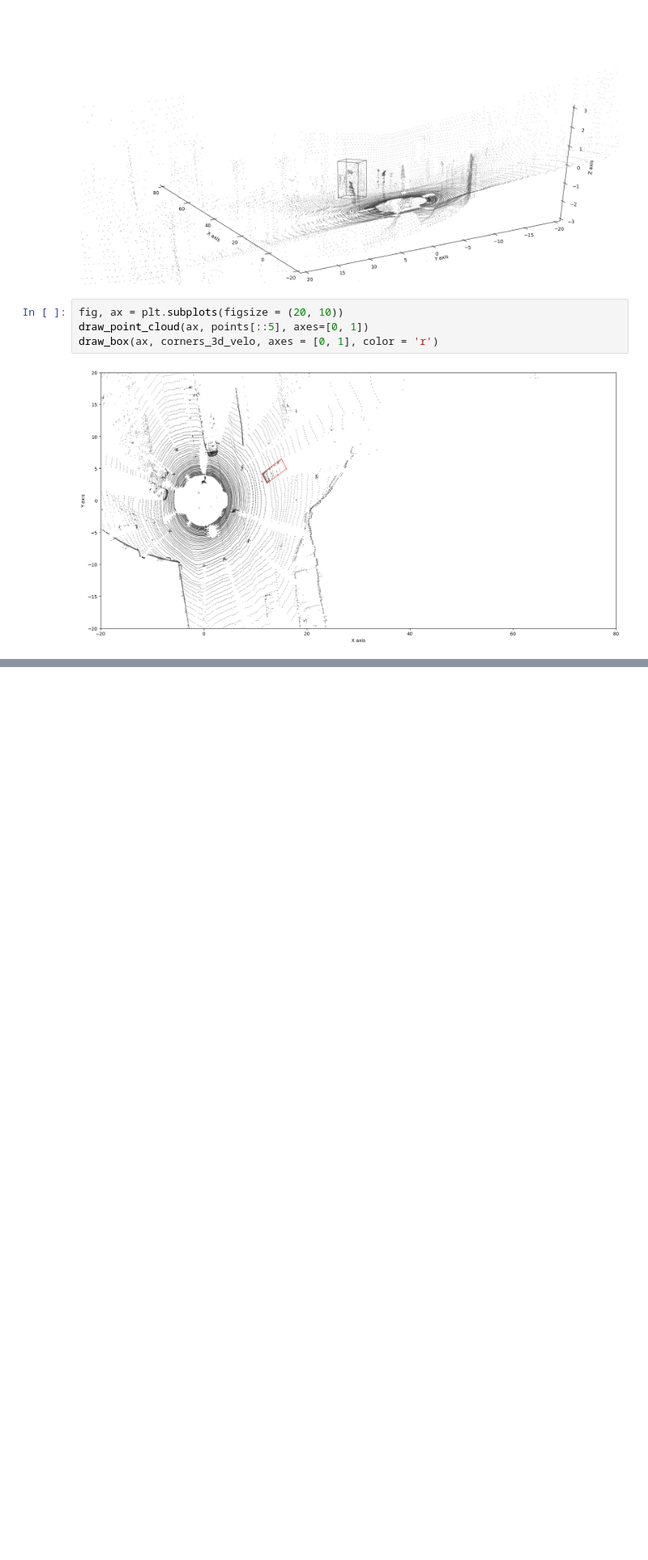
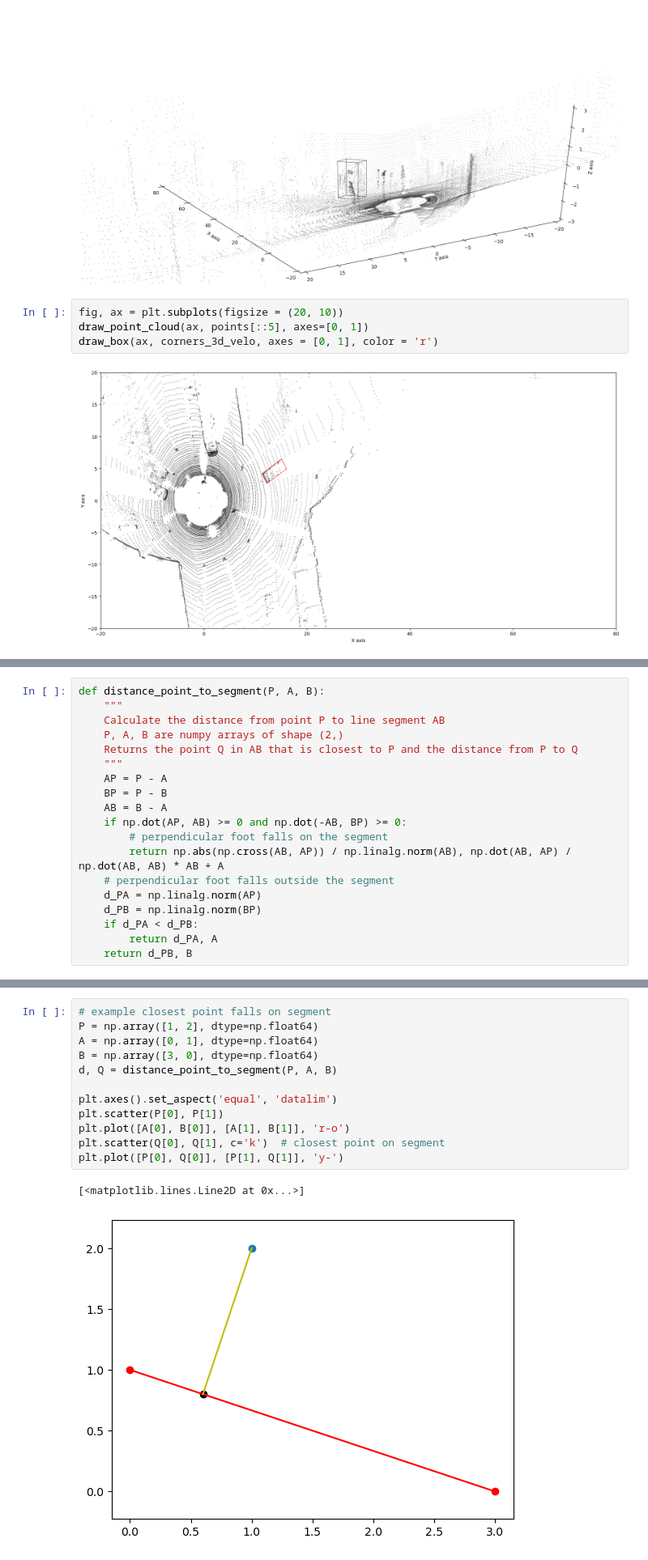
Before and after one commit to juanwu4g/kitti_vis, a Jupyter notebook: catkin_ws/src/plot3d.ipynb, the cells around one changed output, grey strips where cells are left out. Shown at 81% size. Cells and saved outputs as stored; diff of their text form; blank space fills up the shorter version.

```diff
--- a/catkin_ws/src/plot3d.ipynb
+++ b/catkin_ws/src/plot3d.ipynb
@@ -142,0 +163,19 @@ draw_box(ax, corners_3d_velo, axes = [0, 1], color = 'r')
+# %%
+def distance_point_to_segment(P, A, B):
+    """
+    Calculate the distance from point P to line segment AB
+    P, A, B are numpy arrays of shape (2,)
+    Returns the point Q in AB that is closest to P and the distance from P to Q
+    """
+    AP = P - A
+    BP = P - B
+    AB = B - A
+    if np.dot(AP, AB) >= 0 and np.dot(-AB, BP) >= 0:
+        # perpendicular foot falls on the segment
+        return np.abs(np.cross(AB, AP)) / np.linalg.norm(AB), np.dot(AB, AP) / np.dot(AB, AB) * AB + A
+    # perpendicular foot falls outside the segment
+    d_PA = np.linalg.norm(AP)
+    d_PB = np.linalg.norm(BP)
+    if d_PA < d_PB:
+        return d_PA, A
+    return d_PB, B
@@ -142,0 +198,15 @@ draw_box(ax, corners_3d_velo, axes = [0, 1], color = 'r')
+# %%
+# example closest point falls on segment
+P = np.array([1, 2], dtype=np.float64)
+A = np.array([0, 1], dtype=np.float64)
+B = np.array([3, 0], dtype=np.float64)
+d, Q = distance_point_to_segment(P, A, B)
+
+plt.axes().set_aspect('equal', 'datalim')
+plt.scatter(P[0], P[1])
+plt.plot([A[0], B[0]], [A[1], B[1]], 'r-o')
+plt.scatter(Q[0], Q[1], c='k')  # closest point on segment
+plt.plot([P[0], Q[0]], [P[1], Q[1]], 'y-')
+# %% [output]
+[<matplotlib.lines.Line2D at 0x...>]
+[figure, added]
```
Also changed, not shown: parts of 7 cells of this notebook, 7 other files.
